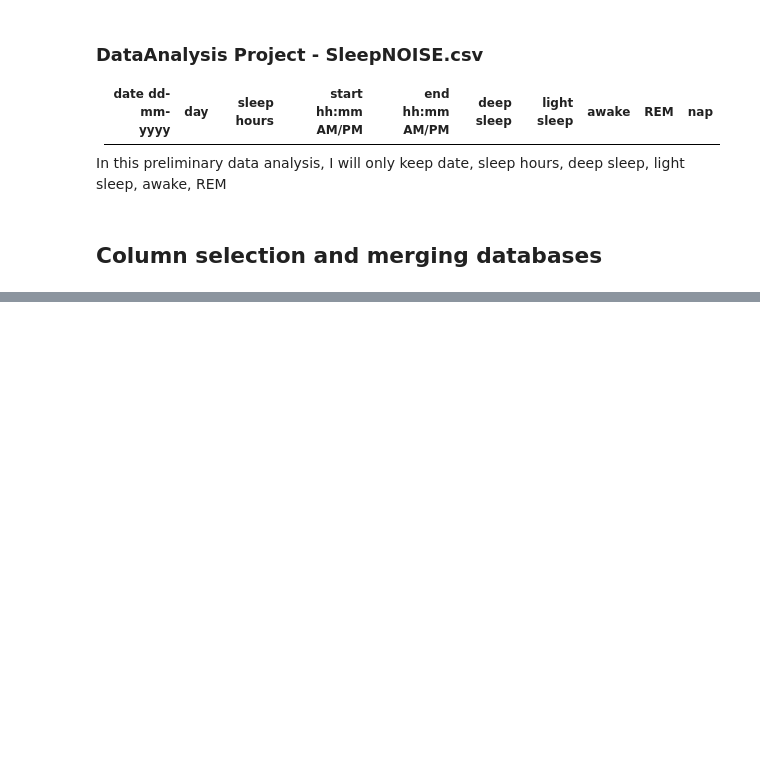
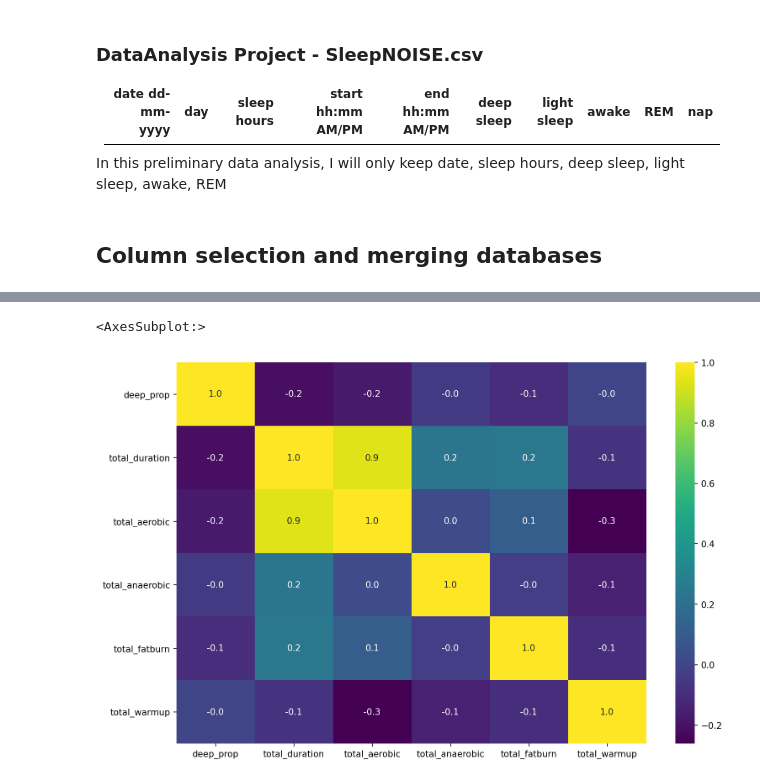
Before and after one commit to sangeethankumar/sleepNexercise, a Jupyter notebook: Effect of physical activity on sleep quality.ipynb, the cells around one changed output, grey strips where cells are left out. Drawn from its saved outputs; the diff is of its cells as text; code cells hidden in the pictures; blank space fills up the shorter version.

```diff
--- a/Effect of physical activity on sleep quality.ipynb
+++ b/Effect of physical activity on sleep quality.ipynb
@@ -55,0 +275,5 @@ From the above operations, I have the following tables. They are available as [c
+# %%
+sns.heatmap(corr_deep,annot=True,cmap='viridis',fmt='.1f')
+# %% [output]
+<AxesSubplot:>
+[figure, added]
```
Also changed, not shown: parts of 39 cells of this notebook, 13 other files.
